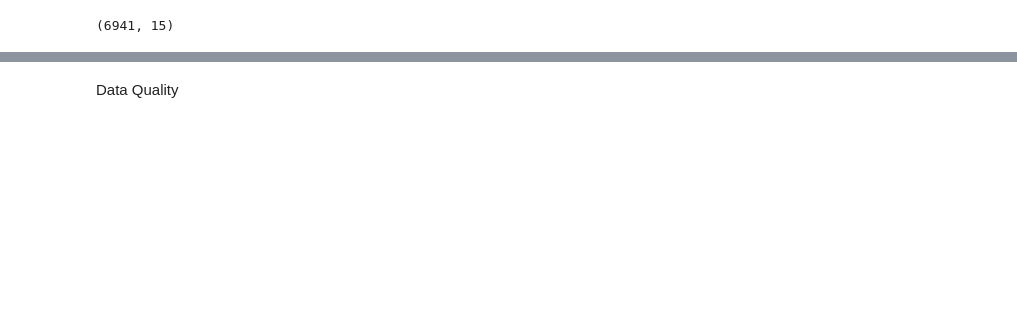
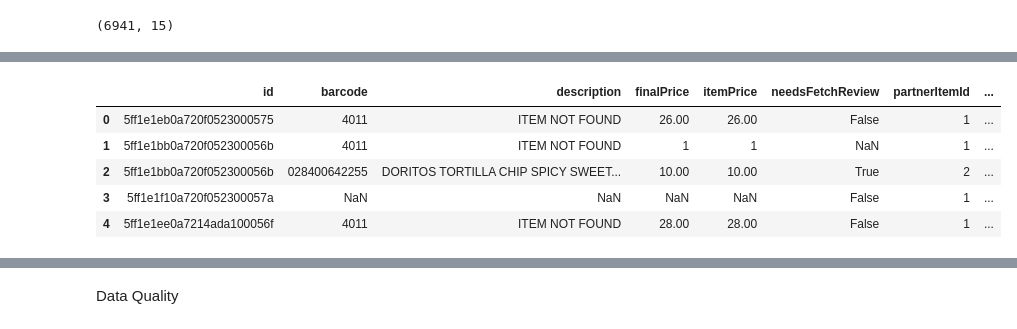
Before and after one commit to skarthika18/fetch, a Jupyter notebook: fetch.ipynb, the cells around one changed output, grey strips where cells are left out. Cells and saved outputs as stored; diff of their text form; code cells hidden in the pictures; blank space fills up the shorter version.

```diff
--- a/fetch.ipynb
+++ b/fetch.ipynb
@@ -83,0 +77,24 @@ receipts= receipts.drop(['rewardsReceiptItemList'],axis=1)
+# %%
+receipts['create_Date'] = pd.to_datetime(receipts['create_Date'],unit='ms')
+receipts['date_Scanned'] = pd.to_datetime(receipts['date_Scanned'],unit='ms')
+receipts['finished_Date'] = pd.to_datetime(receipts['finished_Date'],unit='ms')
+receipts['modify_Date'] = pd.to_datetime(receipts['modify_Date'],unit='ms')
+receipts['pointsAwarded_Date'] = pd.to_datetime(receipts['pointsAwarded_Date'],unit='ms')
+receipts['purchase_Date'] = pd.to_datetime(receipts['purchase_Date'],unit='ms')
+receipts['modify_Date'] = pd.to_datetime(receipts['modify_Date'],unit='ms')
+# %%
+rewards = receipts[['id','barcode', 'description',
+       'finalPrice', 'itemPrice', 'needsFetchReview', 'partnerItemId',
+       'preventTargetGapPoints', 'quantityPurchased', 'userFlaggedBarcode',
+       'userFlaggedNewItem', 'userFlaggedPrice', 'userFlaggedQuantity',
+       'needsFetchReviewReason', 'pointsNotAwardedReason', 'pointsPayerId',
+       'rewardsGroup', 'rewardsProductPartnerId', 'userFlaggedDescription']]
+# %%
+rewards.head()
+# %% [output]
+|  | id | barcode | description | finalPrice | itemPrice | needsFetchReview | partnerItemId | ... |
+| 0 | 5ff1e1eb0a720f0523000575 | 4011 | ITEM NOT FOUND | 26.00 | 26.00 | False | 1 | ... |
+| 1 | 5ff1e1bb0a720f052300056b | 4011 | ITEM NOT FOUND | 1 | 1 | NaN | 1 | ... |
+| 2 | 5ff1e1bb0a720f052300056b | 028400642255 | DORITOS TORTILLA CHIP SPICY SWEET... | 10.00 | 10.00 | True | 2 | ... |
+| 3 | 5ff1e1f10a720f052300057a | NaN | NaN | NaN | NaN | False | 1 | ... |
+| 4 | 5ff1e1ee0a7214ada100056f | 4011 | ITEM NOT FOUND | 28.00 | 28.00 | False | 1 | ... |
```
Also changed, not shown: parts of 22 cells of this notebook.
